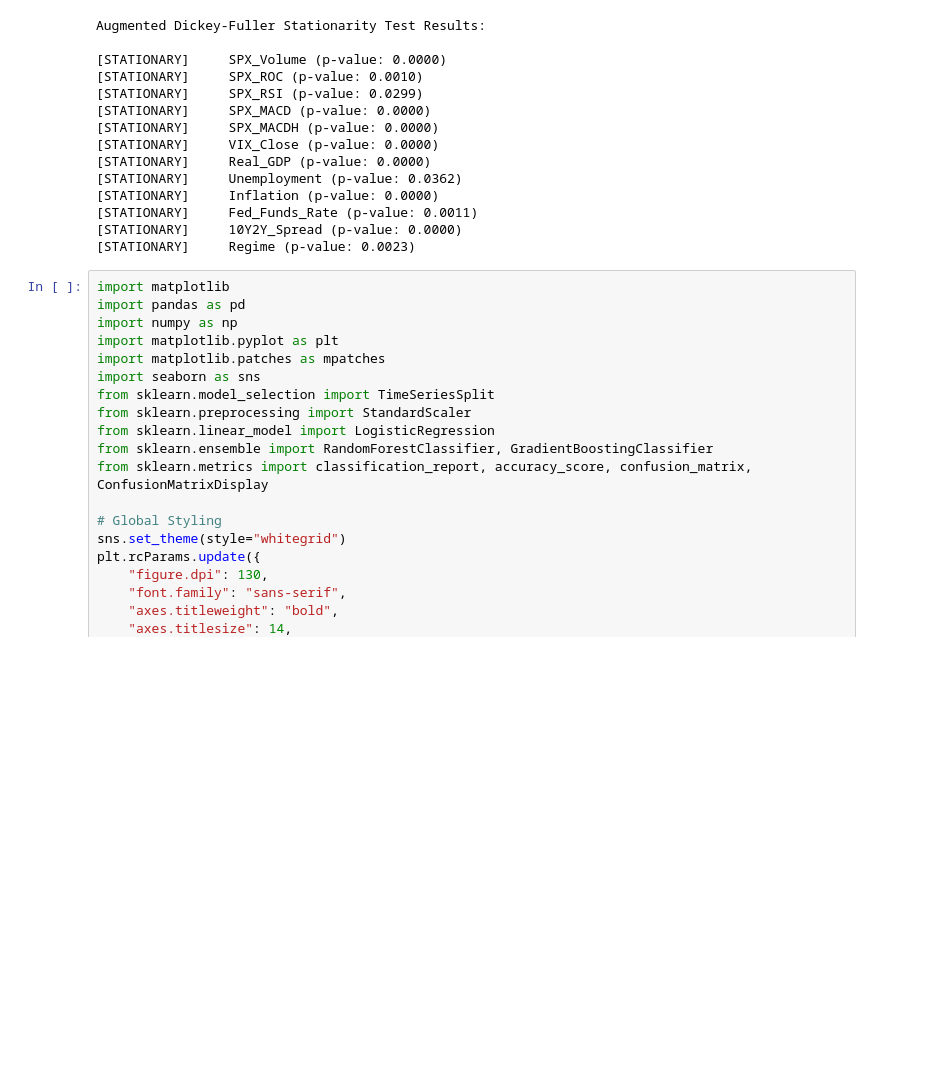
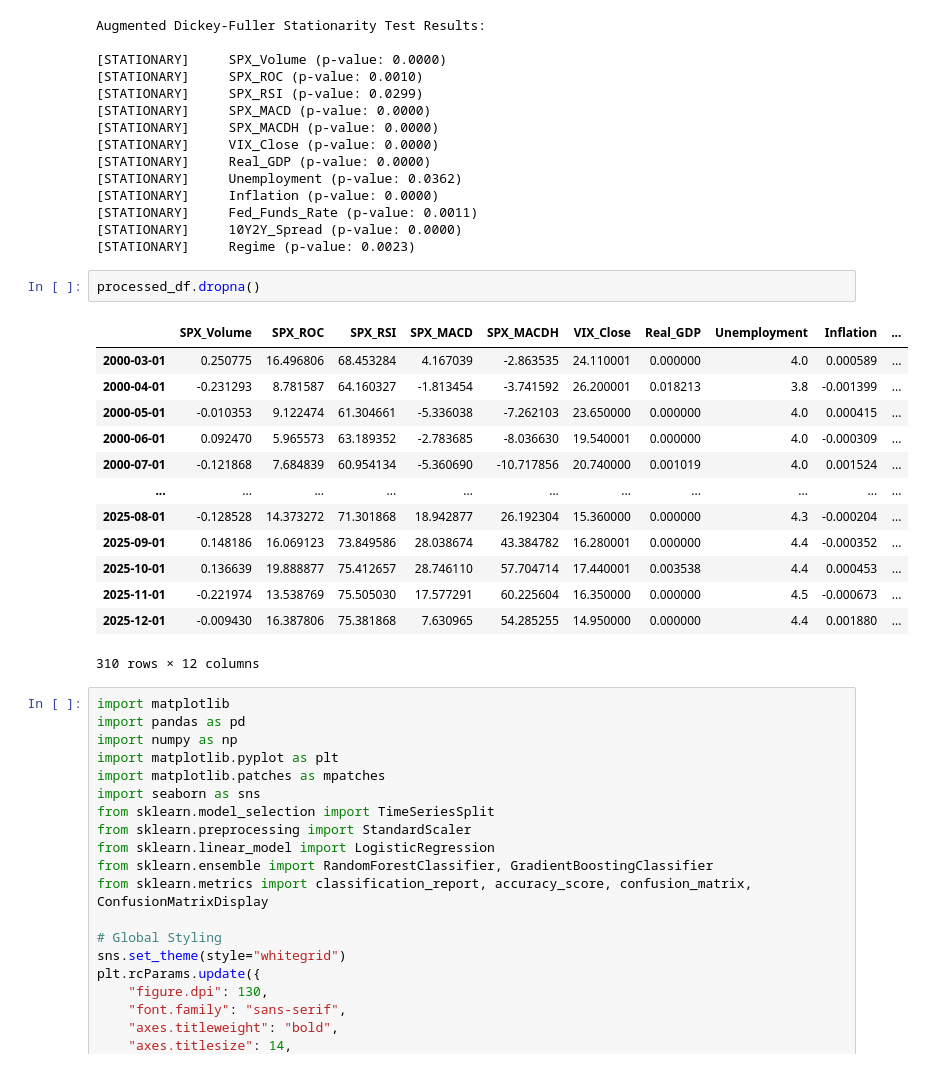
Before and after one commit to oscar10-wq/SP500_Regime_detection, a Jupyter notebook: project.ipynb, the cells around one changed output. Saved outputs shown, nothing was run; the diff lists cells and outputs as text; blank space fills up the shorter version.

```diff
--- a/project.ipynb
+++ b/project.ipynb
@@ -251,6 +284,22 @@ Augmented Dickey-Fuller Stationarity Test Results:
 [STATIONARY]     Fed_Funds_Rate (p-value: 0.0011)
 [STATIONARY]     10Y2Y_Spread (p-value: 0.0000)
 [STATIONARY]     Regime (p-value: 0.0023)
+# %%
+processed_df.dropna()
+# %% [output]
+|  | SPX_Volume | SPX_ROC | SPX_RSI | SPX_MACD | SPX_MACDH | VIX_Close | Real_GDP | Unemployment | Inflation | ... |
+| 2000-03-01 | 0.250775 | 16.496806 | 68.453284 | 4.167039 | -2.863535 | 24.110001 | 0.000000 | 4.0 | 0.000589 | ... |
+| 2000-04-01 | -0.231293 | 8.781587 | 64.160327 | -1.813454 | -3.741592 | 26.200001 | 0.018213 | 3.8 | -0.001399 | ... |
+| 2000-05-01 | -0.010353 | 9.122474 | 61.304661 | -5.336038 | -7.262103 | 23.650000 | 0.000000 | 4.0 | 0.000415 | ... |
+| 2000-06-01 | 0.092470 | 5.965573 | 63.189352 | -2.783685 | -8.036630 | 19.540001 | 0.000000 | 4.0 | -0.000309 | ... |
+| 2000-07-01 | -0.121868 | 7.684839 | 60.954134 | -5.360690 | -10.717856 | 20.740000 | 0.001019 | 4.0 | 0.001524 | ... |
+| ... | ... | ... | ... | ... | ... | ... | ... | ... | ... | ... |
+| 2025-08-01 | -0.128528 | 14.373272 | 71.301868 | 18.942877 | 26.192304 | 15.360000 | 0.000000 | 4.3 | -0.000204 | ... |
+| 2025-09-01 | 0.148186 | 16.069123 | 73.849586 | 28.038674 | 43.384782 | 16.280001 | 0.000000 | 4.4 | -0.000352 | ... |
+| 2025-10-01 | 0.136639 | 19.888877 | 75.412657 | 28.746110 | 57.704714 | 17.440001 | 0.003538 | 4.4 | 0.000453 | ... |
+| 2025-11-01 | -0.221974 | 13.538769 | 75.505030 | 17.577291 | 60.225604 | 16.350000 | 0.000000 | 4.5 | -0.000673 | ... |
+| 2025-12-01 | -0.009430 | 16.387806 | 75.381868 | 7.630965 | 54.285255 | 14.950000 | 0.000000 | 4.4 | 0.001880 | ... |
+310 rows × 12 columns
 # %%
 import matplotlib
 import pandas as pd
```
Also changed, not shown: parts of 5 cells of this notebook.
